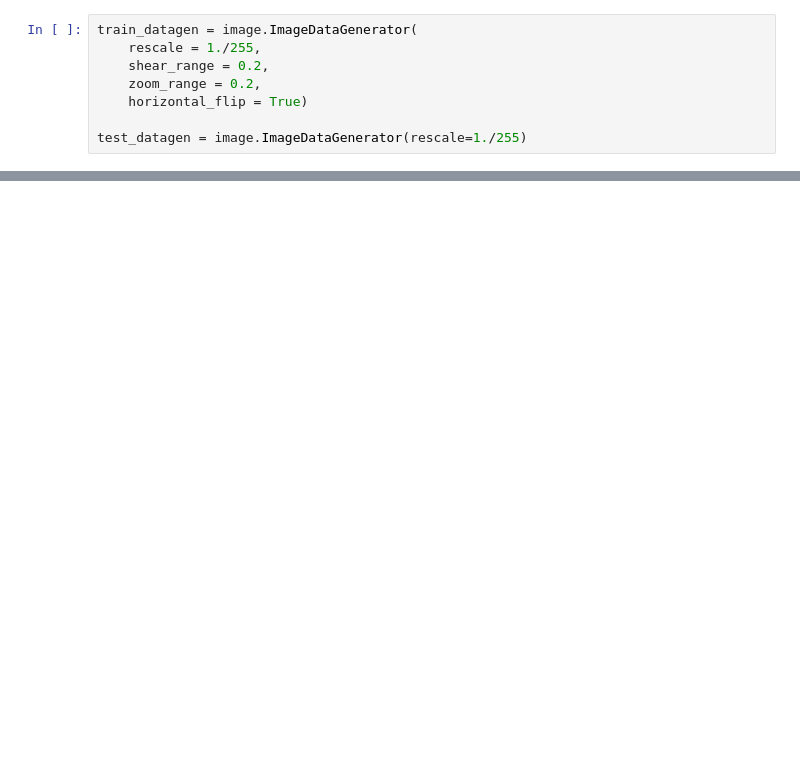
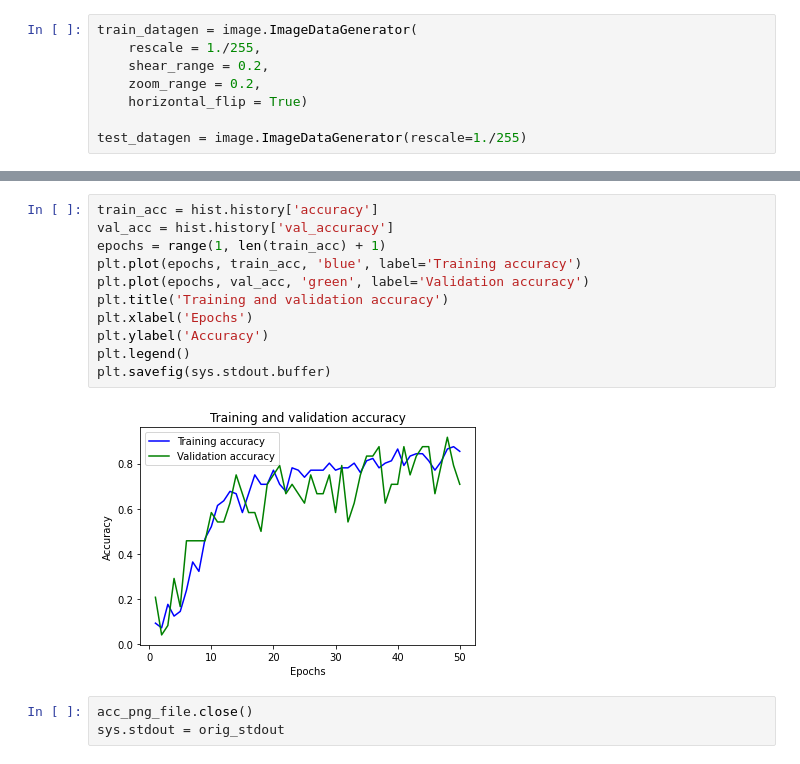
Before and after one commit to hamza-mughees/Sign-Language-Detection, a Jupyter notebook: create_model.ipynb, the cells around one changed output, grey strips where cells are left out. Cells and saved outputs as stored; diff of their text form; blank space fills up the shorter version.

```diff
--- a/create_model.ipynb
+++ b/create_model.ipynb
@@ -113,0 +103,16 @@ plt.legend()
+# %%
+train_acc = hist.history['accuracy']
+val_acc = hist.history['val_accuracy']
+epochs = range(1, len(train_acc) + 1)
+plt.plot(epochs, train_acc, 'blue', label='Training accuracy')
+plt.plot(epochs, val_acc, 'green', label='Validation accuracy')
+plt.title('Training and validation accuracy')
+plt.xlabel('Epochs')
+plt.ylabel('Accuracy')
+plt.legend()
+plt.savefig(sys.stdout.buffer)
+# %% [output]
+[figure, added]
+# %%
+acc_png_file.close()
+sys.stdout = orig_stdout
```
Also changed, not shown: parts of 11 cells of this notebook, 6 other files.
